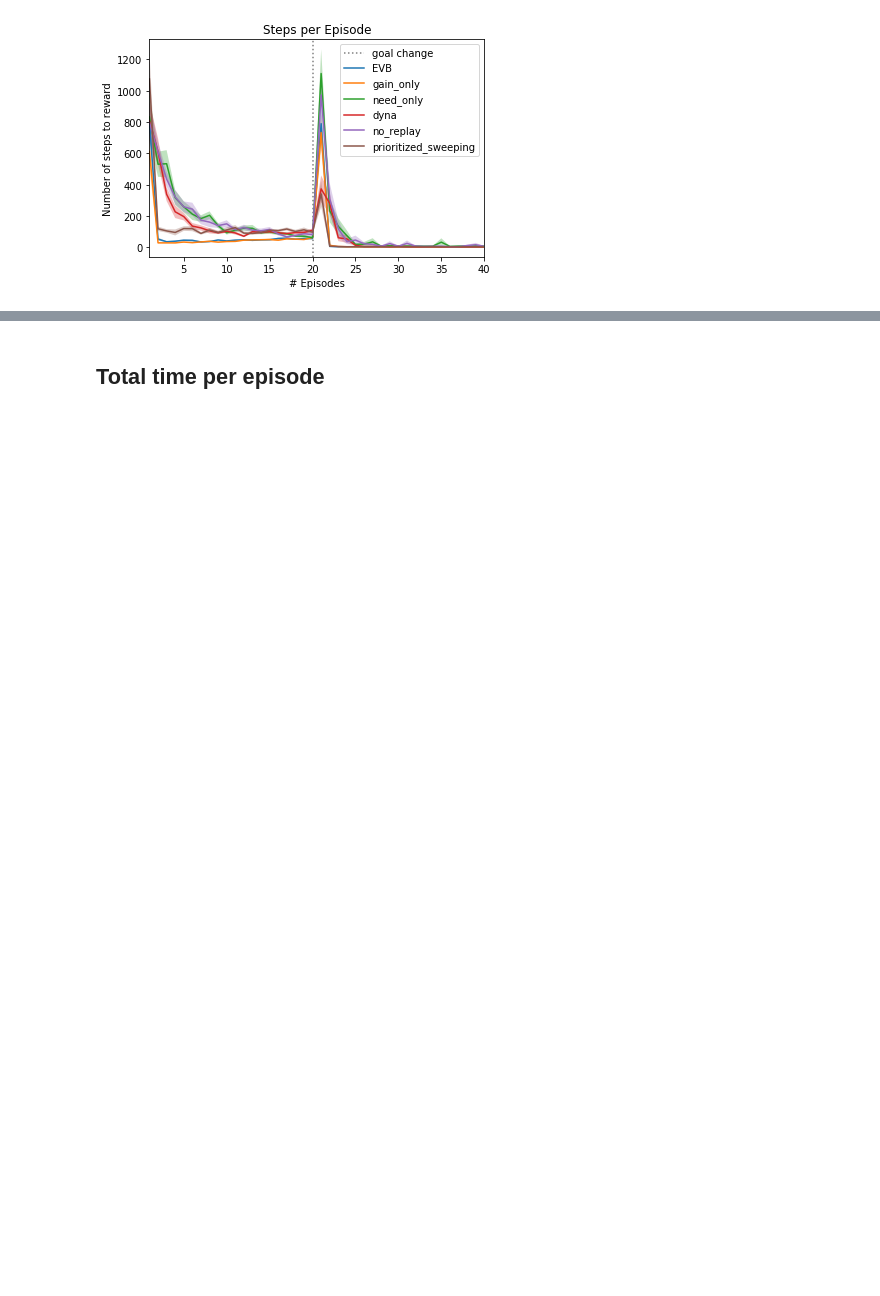
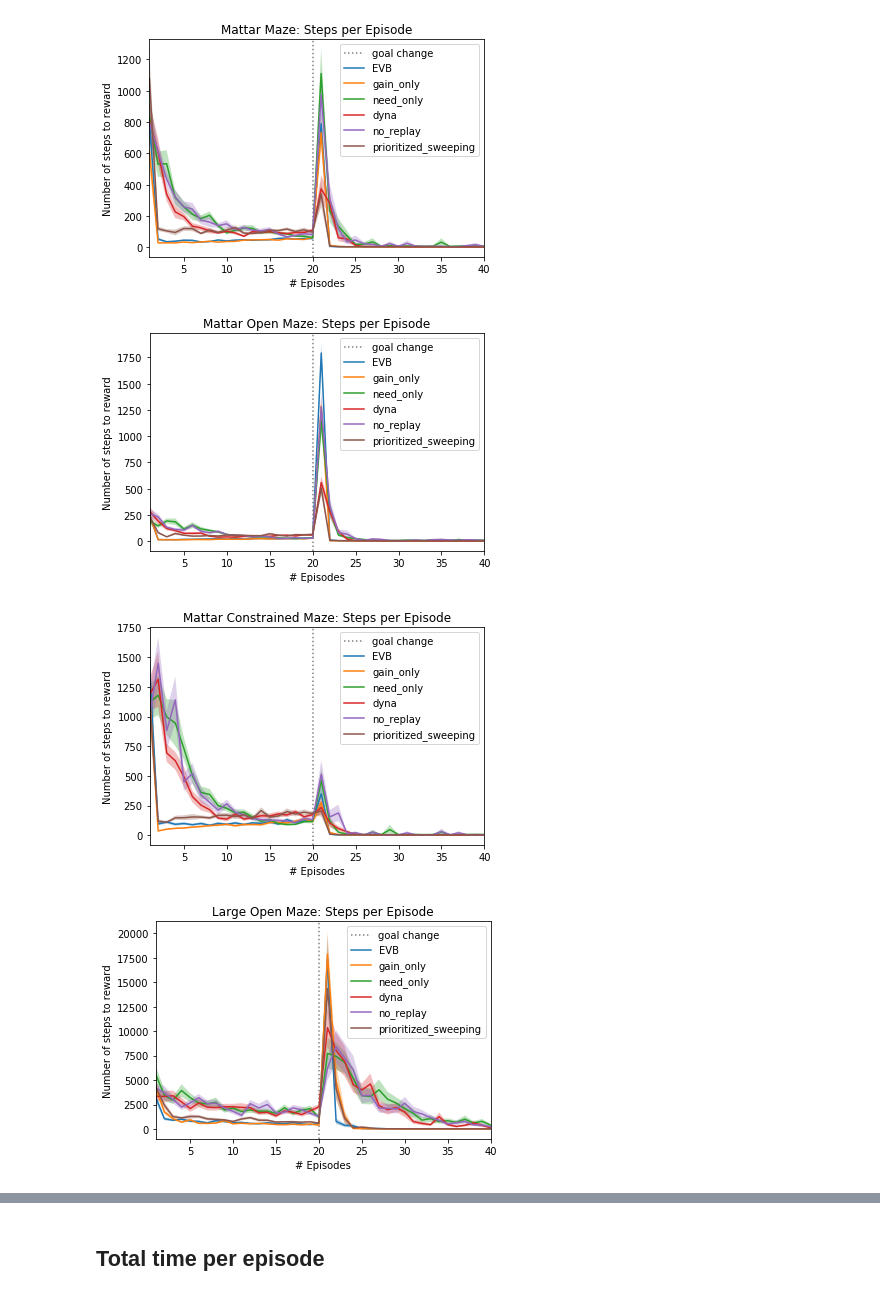
Before and after one commit to RoyTalDew/RL_Replay, a Jupyter notebook: analysis.ipynb, the cells around one changed output, grey strips where cells are left out. Cells and saved outputs as stored; diff of their text form; code cells hidden in the pictures; blank space fills up the shorter version.

```diff
--- a/analysis.ipynb
+++ b/analysis.ipynb
@@ -267,0 +13,3 @@ rewProb :  [[1]]
+# %%
+# list with## Extract data for each maze different replay strategies (models)
+models = ['EVB', 'gain_only', 'need_only', 'dyna', 'no_replay', 'prioritized_sweeping']
@@ -267,0 +18,6 @@ rewProb :  [[1]]
+# %%
+Mattar = Sim_Data('mattar', models)
+Mattar_Open = Sim_Data('mattar_open', models)
+Mattar_Constrained = Sim_Data('mattar_constrained', models)
+Large_Open = Sim_Data('large_open', models)## Steps to goal
+maze_data_list = [Mattar, Mattar_Open, Mattar_Constrained, Large_Open]
@@ -268 +26,11 @@ rewProb :  [[1]]
+# %%
+def plot_mazes(maze_data_list, dependent_var, y_label, title, plot_logs):
+    log_vals_bools = [False]
+    if plot_logs:
+        log_vals_bools.append(True)
+    for bool_val in log_vals_bools:
+        Mattar.plot_fig(dependent_var, y_label=y_label, title=title, log_values=bool_val)
+        Mattar_Open.plot_fig(dependent_var, y_label=y_label, title=title, log_values=bool_val)
+        Mattar_Constrained.plot_fig(dependent_var, y_label=y_label, title=title, log_values=bool_val)
+        Large_Open.plot_fig(dependent_var, y_label=y_label, title=title, log_values=bool_val)
 # %% [markdown]
@@ -270,5 +38,11 @@ rewProb :  [[1]]
-# %%
-# plot average number of steps to goal (i.e. per episode) for each model
-plot_steps_to_goal(maze, model_data, params_dict)
-# %% [output]
-[figure, removed]
+# %%
+dependent_var = 'steps_per_episode'
+y_label = 'Number of steps to reward'
+title = 'Steps per Episode'
+plot_logs = True
+plot_mazes(maze_data_list, dependent_var, y_label, title, plot_logs)
+# %% [output]
+[figure, added]
+[figure, added]
+[figure, added]
+[figure, added]
```
Also changed, not shown: parts of 33 cells of this notebook, 3 other files.
